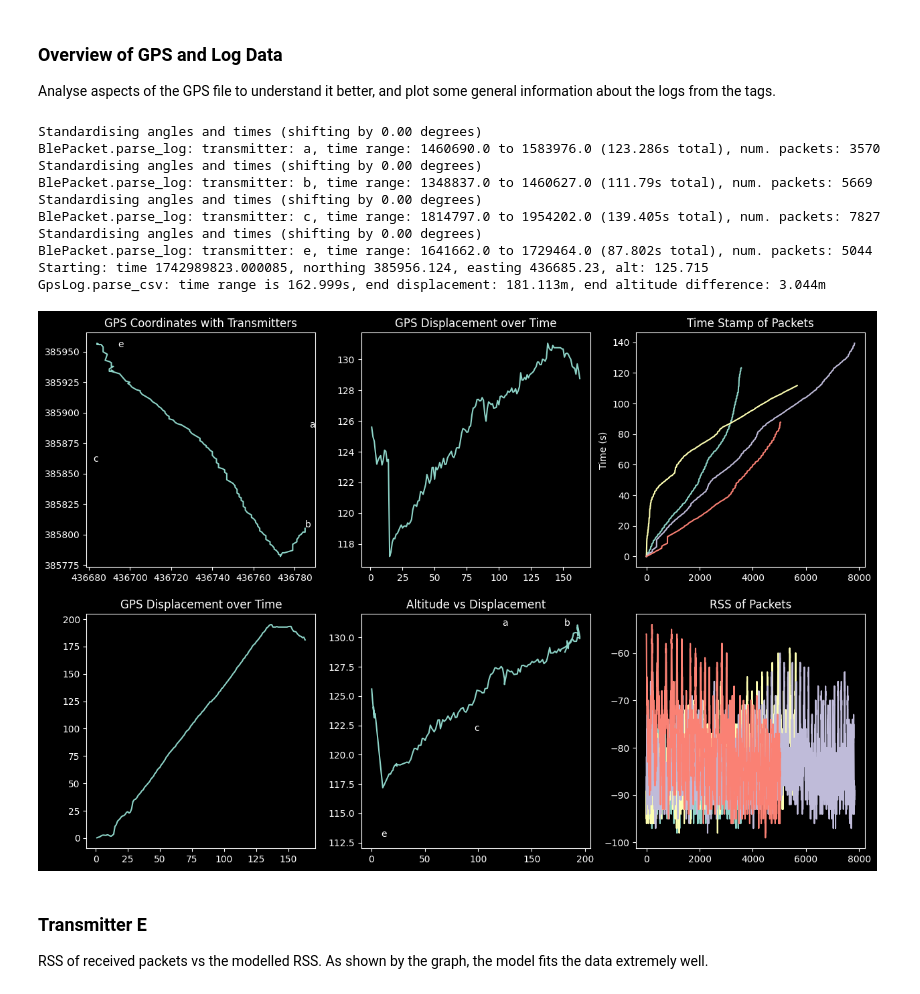
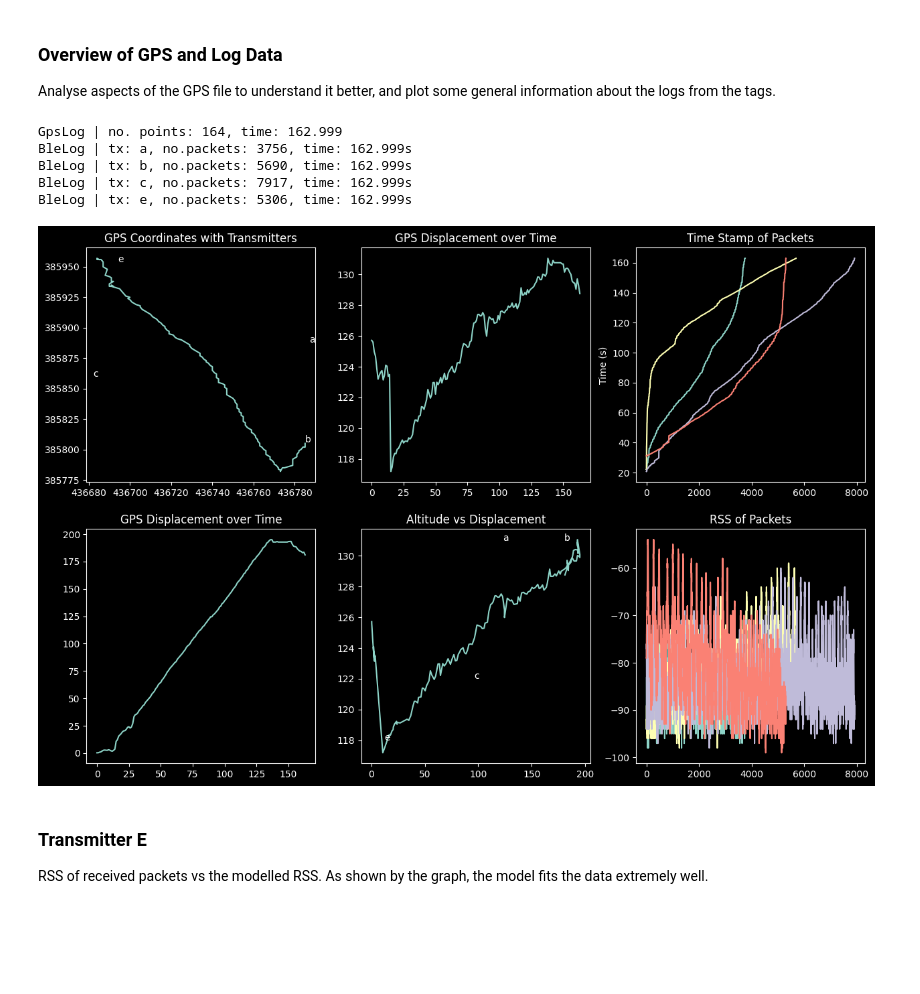
Before and after one commit to SheffieldMLtracking/BLEanalysis, a Jupyter notebook: jupyter/Finley/FSPL.ipynb, the cells around one changed output. Drawn from its saved outputs; the diff is of its cells as text; code cells hidden in the pictures; blank space fills up the shorter version.

```diff
--- a/jupyter/Finley/FSPL.ipynb
+++ b/jupyter/Finley/FSPL.ipynb
@@ -119,71 +119,67 @@ By cross-referencing the normalised time stamps of the GPS receiver and tag, plo
 ### Overview of GPS and Log Data
 
 Analyse aspects of the GPS file to understand it better, and plot some general information about the logs from the tags.
-# %%
-from BLEanalysis.finley import *
-
-# extract tag log data and gps data and convert them into objects
-log_data_a = BlePacket.parse_log("/home/finley/Git/BLEanalysis/bluetooth_experiments/March 26 2025 Field Trial/straightpath5/straightpath5noperson.log", 'a', end=1)
-log_data_b = BlePacket.parse_log("/home/finley/Git/BLEanalysis/bluetooth_experiments/March 26 2025 Field Trial/straightpath5/straightpath5noperson.log", 'b', 28, 1)
-log_data_c = BlePacket.parse_log("/home/finley/Git/BLEanalysis/bluetooth_experiments/March 26 2025 Field Trial/straightpath5/straightpath5noperson.log", 'c', end=1)
-log_data_e = BlePacket.parse_log("/home/finley/Git/BLEanalysis/bluetooth_experiments/March 26 2025 Field Trial/straightpath5/straightpath5noperson.log", 'e', end=200)
-
-gps_data = GpsLog.parse_csv("/home/finley/Git/BLEanalysis/bluetooth_experiments/March 26 2025 Field Trial/straightpath5/2025-03-26_11_50_22_my_iOS_device.csv")
-# %% [output]
-Standardising angles and times (shifting by 0.00 degrees)
-BlePacket.parse_log: transmitter: a, time range: 1460690.0 to 1583976.0 (123.286s total), num. packets: 3570
-Standardising angles and times (shifting by 0.00 degrees)
-BlePacket.parse_log: transmitter: b, time range: 1348837.0 to 1460627.0 (111.79s total), num. packets: 5669
-Standardising angles and times (shifting by 0.00 degrees)
-BlePacket.parse_log: transmitter: c, time range: 1814797.0 to 1954202.0 (139.405s total), num. packets: 7827
-Standardising angles and times (shifting by 0.00 degrees)
-BlePacket.parse_log: transmitter: e, time range: 1641662.0 to 1729464.0 (87.802s total), num. packets: 5044
-Starting: time 1742989823.000085, northing 385956.124, easting 436685.23, alt: 125.715
-GpsLog.parse_csv: time range is 162.999s, end displacement: 181.113m, end altitude difference: 3.044m
 # %%
+from BLEanalysis.finley import *
+
 # hard code transmitter coordinates in northing and easting. Altitudes from https://glandnav.com/tools/gps-elevation-finder
 tx_a = Transmitter('a', -1.448596, 53.368606, 131.0)
 tx_b = Transmitter('b', -1.448626, 53.367865, 131.0)
 tx_c = Transmitter('c', -1.450168, 53.368359, 122.0)
-tx_e = Transmitter('e', -1.449990, 53.369204, 113.0)
+tx_e = Transmitter('e', -1.449990, 53.369204, 118) #113.0)
+# %%
+from copy import copy, deepcopy
+
+# extract tag log data and gps data and convert them into objects
+gps_data = GpsLog("/home/finley/Git/BLEanalysis/bluetooth_experiments/March 26 2025 Field Trial/straightpath5/2025-03-26_11_50_22_my_iOS_device.csv")
+
+log_data_a = BleLog("/home/finley/Git/BLEanalysis/bluetooth_experiments/March 26 2025 Field Trial/straightpath5/straightpath5noperson.log", tx_a, deepcopy(gps_data))
+log_data_b = BleLog("/home/finley/Git/BLEanalysis/bluetooth_experiments/March 26 2025 Field Trial/straightpath5/straightpath5noperson.log", tx_b, deepcopy(gps_data))
+log_data_c = BleLog("/home/finley/Git/BLEanalysis/bluetooth_experiments/March 26 2025 Field Trial/straightpath5/straightpath5noperson.log", tx_c, deepcopy(gps_data))
+log_data_e = BleLog("/home/finley/Git/BLEanalysis/bluetooth_experiments/March 26 2025 Field Trial/straightpath5/straightpath5noperson.log", tx_e, deepcopy(gps_data))
+# %% [output]
+GpsLog | no. points: 164, time: 162.999
+BleLog | tx: a, no.packets: 3756, time: 162.999s
+BleLog | tx: b, no.packets: 5690, time: 162.999s
+BleLog | tx: c, no.packets: 7917, time: 162.999s
+BleLog | tx: e, no.packets: 5306, time: 162.999s
 # %%
 # plot gps coordinates and rss over time on a graph
 plt.figure(figsize=(15, 10))
 
 plt.subplot(2, 3, 1)
 plt.title("GPS Coordinates with Transmitters")
-plt.plot([getattr(obj, "easting") for obj in gps_data], [getattr(obj, "northing") for obj in gps_data])
+plt.plot([getattr(obj, "easting") for obj in gps_data.data_points], [getattr(obj, "northing") for obj in gps_data.data_points])
 for tx in (tx_a, tx_b, tx_c, tx_e):
-    plt.annotate(tx.tx_id, tx.easting_northing())
+    plt.annotate(tx.tx_id, (tx.easting, tx.northing))
 
 plt.subplot(2, 3, 2)
 plt.title("GPS Displacement over Time")
-plt.plot([getattr(obj, "relative_time") for obj in gps_data], [getattr(obj, "altitude") for obj in gps_data])
+plt.plot([getattr(obj, "relative_time") for obj in gps_data.data_points], [getattr(obj, "altitude") for obj in gps_data.data_points])
 
 plt.subplot(2, 3, 3)
 plt.title("Time Stamp of Packets")
 for log in [log_data_a, log_data_b, log_data_c, log_data_e]:
-    plt.plot([getattr(obj, "time") for obj in log])
+    plt.plot([getattr(obj, "time") for obj in log.packets])
 plt.ylabel("Time (s)")
 
 plt.subplot(2, 3, 4)
 plt.title("GPS Displacement over Time")
-plt.plot([getattr(obj, "relative_time") for obj in gps_data], [getattr(obj, "displacement") for obj in gps_data])
+plt.plot([getattr(obj, "relative_time") for obj in gps_data.data_points], [getattr(obj, "displacement") for obj in gps_data.data_points])
 
 plt.subplot(2, 3, 5)
-plt.ylim(112, 132)
 plt.title("Altitude vs Displacement")
-plt.plot([getattr(obj, "displacement") for obj in gps_data], [getattr(obj, "altitude") for obj in gps_data])
+plt.plot([getattr(obj, "displacement") for obj in gps_data.data_points], [getattr(obj, "altitude") for obj in gps_data.data_points])
 for tx in (tx_a, tx_b, tx_c, tx_e):
-    plt.annotate(tx.tx_id, (gps_data[0].dist_to_point(tx.northing, tx.easting), tx.altitude))
+    plt.annotate(tx.tx_id, (gps_data.dist_from_first_point(tx.easting, tx.northing, tx.altitude), tx.altitude))
 
 plt.subplot(2, 3, 6)
 plt.title("RSS of Packets")
 for log in [log_data_a, log_data_b, log_data_c, log_data_e]:
-    plt.plot([getattr(obj, "rss") for obj in log])
+    plt.plot([getattr(obj, "rss") for obj in log.packets])
 plt.show()
 # %% [output]
-[figure, old version]
+[figure, new version]
 # %% [markdown]
 ### Transmitter E
 
```
Also changed, not shown: parts of 14 cells of this notebook, 1 other file.
